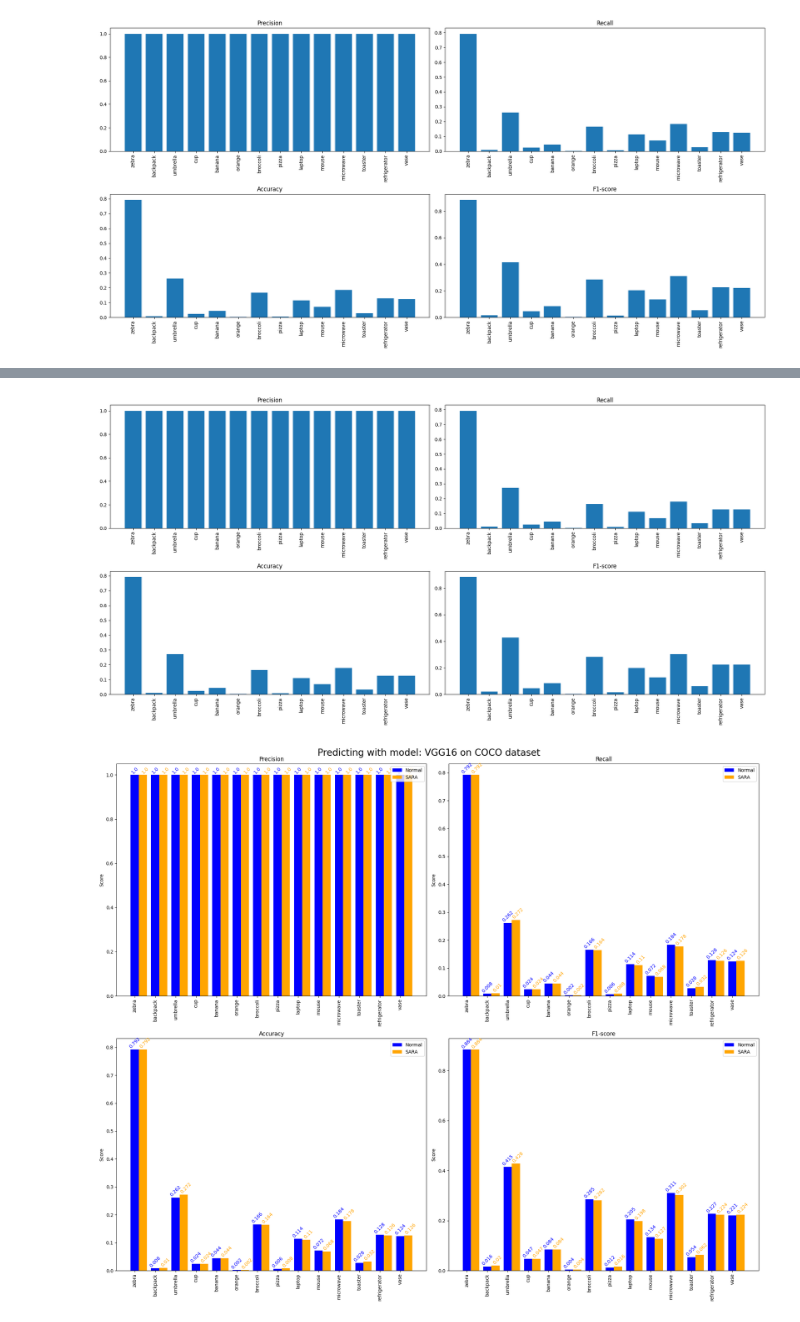
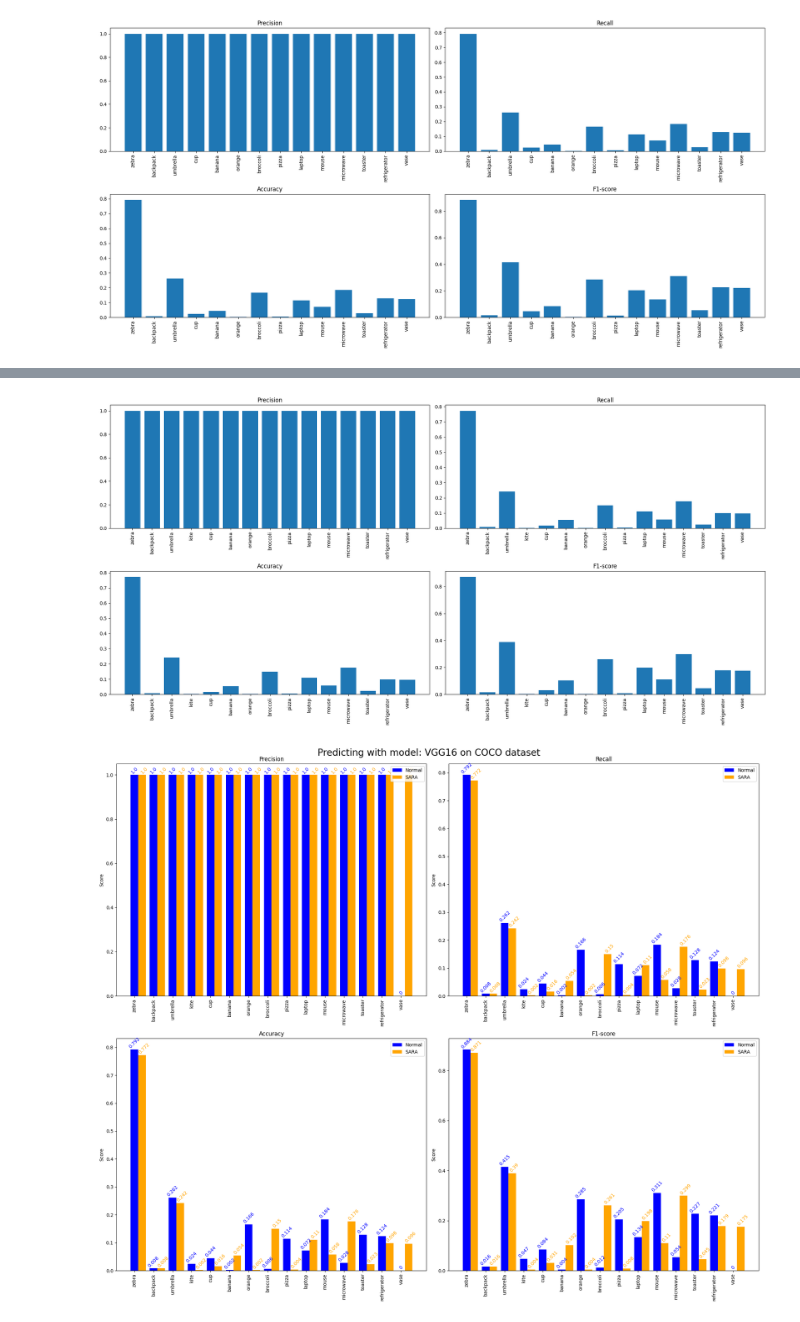
Before and after one commit to mbar0075/SaRLVision, a Jupyter notebook: Experiments/attention.ipynb, the cells around one changed output, grey strips where cells are left out. Cells and saved outputs as stored; diff of their text form; code cells hidden in the pictures.

```diff
--- a/Experiments/attention.ipynb
+++ b/Experiments/attention.ipynb
@@ -62,7 +62,7 @@ input_shape = input_shape[:-1]
 batch_size = 128  # Define your batch size
 # %%
 generator = 'itti'
-GRID_SIZE = 8
+GRID_SIZE = 3 #8
 
 # Define COCO annotation file and data type
 coco_version = "2017"  # Choose 2014 or 2017
@@ -318,6 +318,7 @@ accuracy_list2 = []
 f1_list2 = []
 total_true_labels2 = []
 total_predicted_labels2 = []
+percentage_list = []
 
 
 # Accumulate images for batch prediction
@@ -327,6 +328,7 @@ for category_id in category_ids:
     batch_images = []  # Reset batch images
     batch_true_labels2 = []  # Reset batch true labels
     batch_predicted_labels2 = []  # Reset batch predicted labels
+    ratio_list = []
 
     # Get category name
     category_info = coco.loadCats(category_id)[0]
@@ -348,7 +350,11 @@ for category_id in category_ids:
         sara.reset()
         bgr_img = cv2.cvtColor(image, cv2.COLOR_RGB2BGR)
         sara_info = sara.return_sara(bgr_img, GRID_SIZE, generator, mode=2)
-        cropped_img = resize_based_on_important_ranks(bgr_img, sara_info, GRID_SIZE)
+        cropped_img = sara.resize_based_on_important_ranks(bgr_img, sara_info, GRID_SIZE)
+        # Calculate the ratio area of the cropped image to the original image
+        ratio = cropped_img.shape[0] * cropped_img.shape[1] / (bgr_img.shape[0] * bgr_img.shape[1])
+        ratio_list.append(ratio)
+
         # Applying Adaptive Histogram Equalization
         # # Convert BGR to RGB
         # image_rgb = cv2.cvtColor(cropped_img, cv2.COLOR_BGR2RGB)
@@ -403,6 +409,11 @@ for category_id in category_ids:
         batch_true_labels2.append(true_label)
         batch_predicted_labels2.append(predicted_label)
 
+    # Calculating the average ratio
+    average_ratio = sum(ratio_list) / len(ratio_list)
+    percentage = (average_ratio) * 100
+    percentage_list.append(percentage)
+
     # Calculate metrics for the batch
     batch_classification_report = classification_report(batch_true_labels2, batch_predicted_labels2, output_dict=True)
     batch_precision = batch_classification_report['weighted avg']['precision']
@@ -482,37 +514,50 @@ plt.title('F1-score')
 plt.tight_layout()
 plt.show()
 # %% [output]
-[figure, old version]
+[figure, new version]
 # %%
 metrics = ['Precision', 'Recall', 'Accuracy', 'F1-score']
 normal_metrics = [normal_non_zero_precision, normal_non_zero_recall, normal_non_zero_accuracy, normal_non_zero_f1]
 sara_metrics = [sara_non_zero_precision, sara_non_zero_recall, sara_non_zero_accuracy, sara_non_zero_f1]
-categories = [normal_non_zero_categories, normal_non_zero_categories, normal_non_zero_categories, normal_non_zero_categories]
+# Taking the max categories, between normal and sara
+if len(normal_non_zero_categories) > len(sara_non_zero_categories):
+    categories = [normal_non_zero_categories, normal_non_zero_categories, normal_non_zero_categories, normal_non_zero_categories]
+else:
+    categories = [sara_non_zero_categories, sara_non_zero_categories, sara_non_zero_categories, sara_non_zero_categories]
+
 
 plt.figure(figsize=(20, 17))
 
 for i, metric in enumerate(metrics, start=1):
+    # Ensuring that the bar charts are of the same size and adding 0 otherwise
+    if len(normal_metrics[i-1]) < len(sara_metrics[i-1]):
+        for j in range(len(sara_metrics[i-1]) - len(normal_metrics[i-1])):
+            normal_metrics[i-1].append(0)
+    elif len(sara_metrics[i-1]) < len(normal_metrics[i-1]):
+        for j in range(len(normal_metrics[i-1]) - len(sara_metrics[i-1])):
+            sara_metrics[i-1].append(0)
+
     plt.subplot(2, 2, i)
     x = range(len(normal_metrics[i-1]))
     plt.bar(x, normal_metrics[i-1], color='blue', width=0.4, align='center', label='Normal')
     # Adding text to the top of each bar
     for j, v in enumerate(normal_metrics[i-1]):
         plt.text(x[j], v + 0.001, str(round(v, 3)), color='blue', ha='center', va='bottom', rotation=45)
     plt.bar([pos + 0.4 for pos in x], sara_metrics[i-1], color='orange', width=0.4, align='center', label='SARA')
     # Adding text to the top of each bar
     for j, v in enumerate(sara_metrics[i-1]):
         plt.text(x[j] + 0.5, v + 0.001, str(round(v, 3)), color='orange', ha='center', va='bottom', rotation=45)
     plt.xticks(x, categories[i-1], rotation=90)
     plt.legend()
     plt.title(metric)
     plt.ylabel('Score')
     plt.tight_layout()
 
 plt.suptitle('Predicting with model: ' + model_name+' on COCO dataset', fontsize=20)
 plt.tight_layout()
 plt.show()
 # %% [output]
-[figure, old version]
+[figure, new version]
 # %%
 metrics = ['Accuracy', 'Precision', 'Recall', 'F1-score']
 normal_metrics = [normal_accuracy, normal_precision, normal_recall, normal_f1_score]
```
Also changed, not shown: parts of 6 cells of this notebook, 9 other files.
